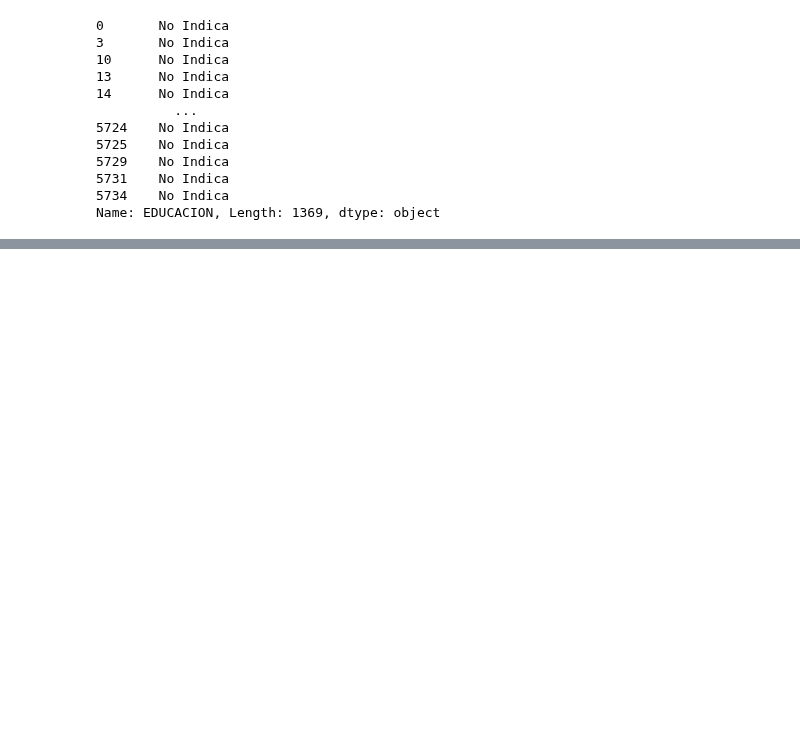
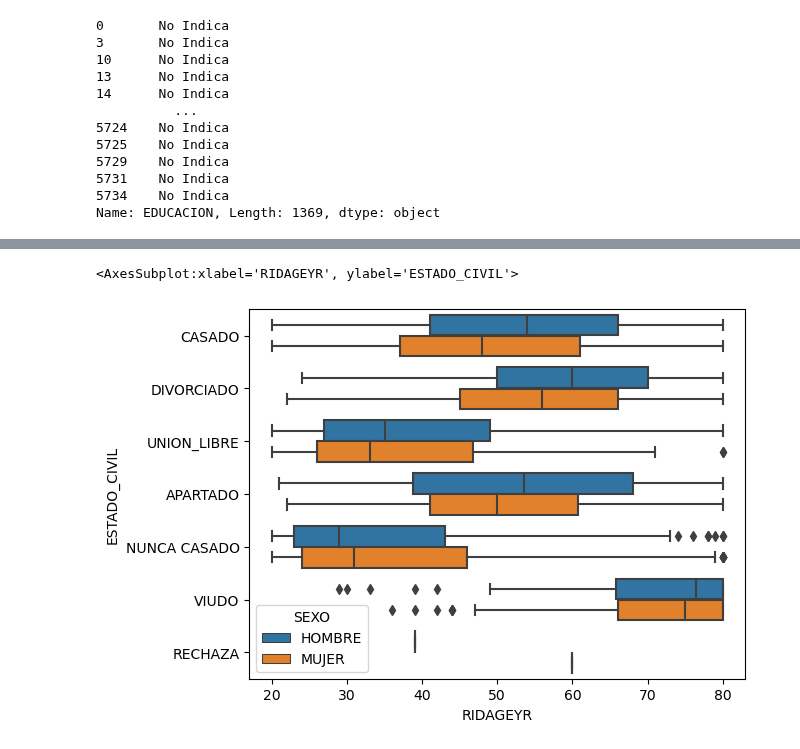
Before and after one commit to onavarrete04/Introduccion-Ciencia-Datos, a Jupyter notebook: 2023 - 1 PRACTICA - NHANES - DATOS UNIVARIADOS.ipynb, the cells around one changed output, grey strips where cells are left out. Drawn from its saved outputs; the diff is of its cells as text; code cells hidden in the pictures; blank space fills up the shorter version.

Commit message:
Realización de ejercicios univariados usando groupby

```diff
--- a/2023 - 1 PRACTICA - NHANES - DATOS UNIVARIADOS.ipynb
+++ b/2023 - 1 PRACTICA - NHANES - DATOS UNIVARIADOS.ipynb
@@ -372,0 +305,7 @@ Index: []
+# %%
+%matplotlib inline
+import pandas as pd
+import seaborn as sns
+
+datos = pd.read_csv("nhanes_2015_2016.csv")
+datos.head()
@@ -372,0 +334,13 @@ Index: []
+# %%
+datos["ESTADO_CIVIL"] = datos.DMDMARTL.replace({
+    1:"CASADO",
+    2:"VIUDO",
+    3:"DIVORCIADO",
+    4:"APARTADO",
+    5:"NUNCA CASADO",
+    6:"UNION_LIBRE",
+    77:"RECHAZA",
+    99:"NO_SABE"
+})
+
+datos["ESTADO_CIVIL"].value_counts()
@@ -372,0 +392,6 @@ Index: []
+# %%
+datos["SEXO"] = datos.RIAGENDR.replace({1:"HOMBRE",2:"MUJER"})
+c = datos.loc[(datos.RIDAGEYR >= 20) & (datos.RIDAGEYR <=40)]
+
+
+c.groupby(["ESTADO_CIVIL"]).SEXO.value_counts().sort_values(ascending=False)
@@ -372,0 +414,6 @@ Index: []
+# %%
+
+sns.boxplot(data=datos, x="RIDAGEYR", y="ESTADO_CIVIL", hue="SEXO")
+# %% [output]
+<AxesSubplot:xlabel='RIDAGEYR', ylabel='ESTADO_CIVIL'>
+[figure, added]
```
Also changed, not shown: parts of 72 cells of this notebook.
